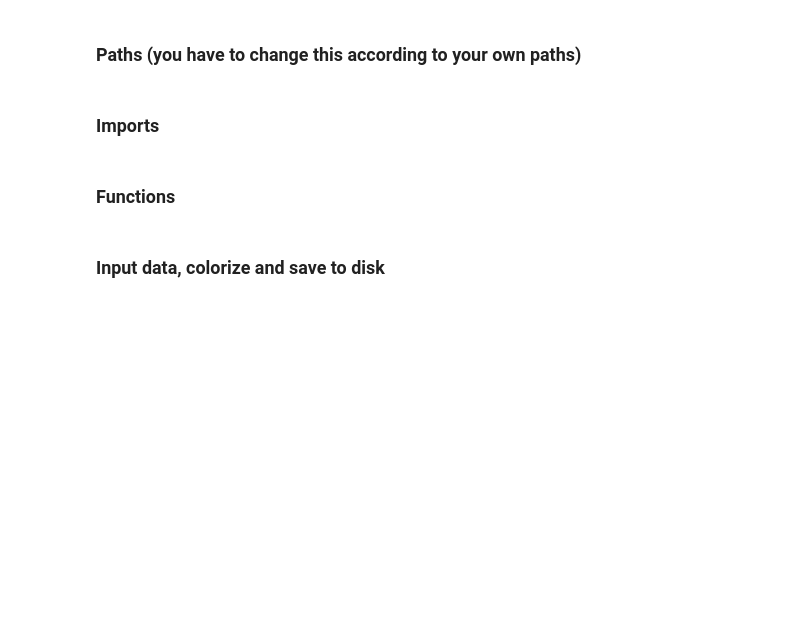
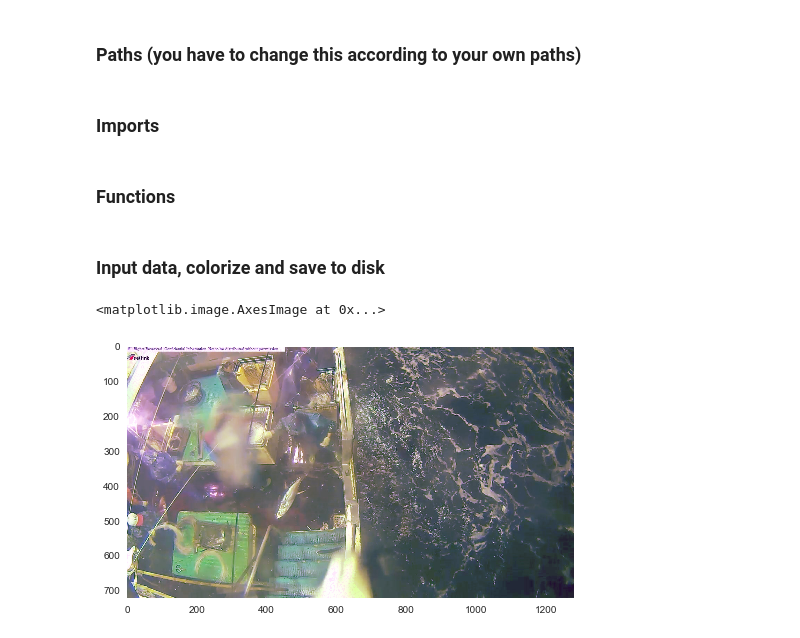
Before and after one commit to TanjaCrijns/MLIP-BigAITuna, a Jupyter notebook: notebooks/color_normalization.ipynb, the cells around one changed output. Cells and saved outputs as stored; diff of their text form; code cells hidden in the pictures; blank space fills up the shorter version.

Commit message:
Precomputed histogram arrays

```diff
--- a/notebooks/color_normalization.ipynb
+++ b/notebooks/color_normalization.ipynb
@@ -2,9 +4,9 @@
 ### Paths (you have to change this according to your own paths)
 # %%
 # FILL IN YOUR OWN PATHS WHERE THE test_stg1 AND train FOLDER ARE!
-path_data_test = '../Data/test_stg1'
-path_data_train = '../Data/train'
-path_output = '../Data' # Here the new folders will be created with colorized images
+path_data_test = '../../Data/test_stg1'
+path_data_train = '../../Data/train/train'
+path_output = '../../Data' # Here the new folders will be created with colorized images
 # %% [markdown]
 ### Imports
 # %%
@@ -72,17 +74,53 @@ def stain_normalization(input_img, target_img, n_bins=255):
         hist_input = np.histogram(input_img[:, :, i], bins=np.linspace(0., 1., n_bins+1))
         hist_target = np.histogram(target_img[:, :, i], bins=np.linspace(0., 1., n_bins+1))
         LUT, _, _ = get_histogram_matching_lut(hist_input[0], hist_target[0])
+
         stain_lut = LUT[(input_img[:, :, i] * (n_bins-1)).astype(int)].astype(float) / float(n_bins)
         normalized_img[:, :, i] = stain_lut
 
 
     return normalized_img
+
+# Function to normalize color between images
+def save_histogram(target_img, n_bins=255):
+    """ Stain normalization based on histogram matching. """
+    target_img = target_img/255.0
+    norm_histogram = np.zeros((3,255))
+    for i in [0, 1, 2]:
+        hist_target = np.histogram(target_img[:, :, i], bins=np.linspace(0., 1., n_bins+1))
+        norm_histogram[i] = hist_target[0]
+
+    np.savetxt('../../Data/Plaatjes/histogram_img_07419.txt',norm_histogram)
+
+# Function to normalize color between images
+def stain_normalization_with_hist(target_hist, input_img, n_bins=255):
+    """ Stain normalization based on histogram matching. """
+    input_img = input_img/255.0
+
+    normalized_img = np.zeros_like(input_img)
+    for i in [0, 1, 2]:
+        hist_input = np.histogram(input_img[:, :, i], bins=np.linspace(0., 1., n_bins+1))
+        LUT, _, _ = get_histogram_matching_lut(hist_input[0], target_hist[i])
+
+        stain_lut = LUT[(input_img[:, :, i] * (n_bins-1)).astype(int)].astype(float) / float(n_bins)
+        normalized_img[:, :, i] = stain_lut
+
+    return normalized_img
 # %% [markdown]
 ### Input data, colorize and save to disk
 # %%
 # Image to be used as base colorization
-color_img = np.asarray(Image.open(path_data_test + '/img_00230.jpg'))
+color_img = np.asarray(Image.open(path_data_test + '/img_07419.jpg'))
 color_img = cv2.resize(color_img, (1280,720))
+test_img = np.asarray(Image.open(path_data_test + '/img_00027.jpg'))
+test_img = cv2.resize(test_img, (1280,720))
+save_histogram(color_img)
+check = np.loadtxt('../../Data/Plaatjes/histogram_img_07419.txt')
+norm_img = stain_normalization_with_hist(check, test_img)
+plt.imshow(norm_img)
+# %% [output]
+<matplotlib.image.AxesImage at 0x...>
+[figure, added]
 # %%
 ##########################
 # Test Data loading Test #
```
Also changed, not shown: parts of 3 cells of this notebook, 5 other files.
